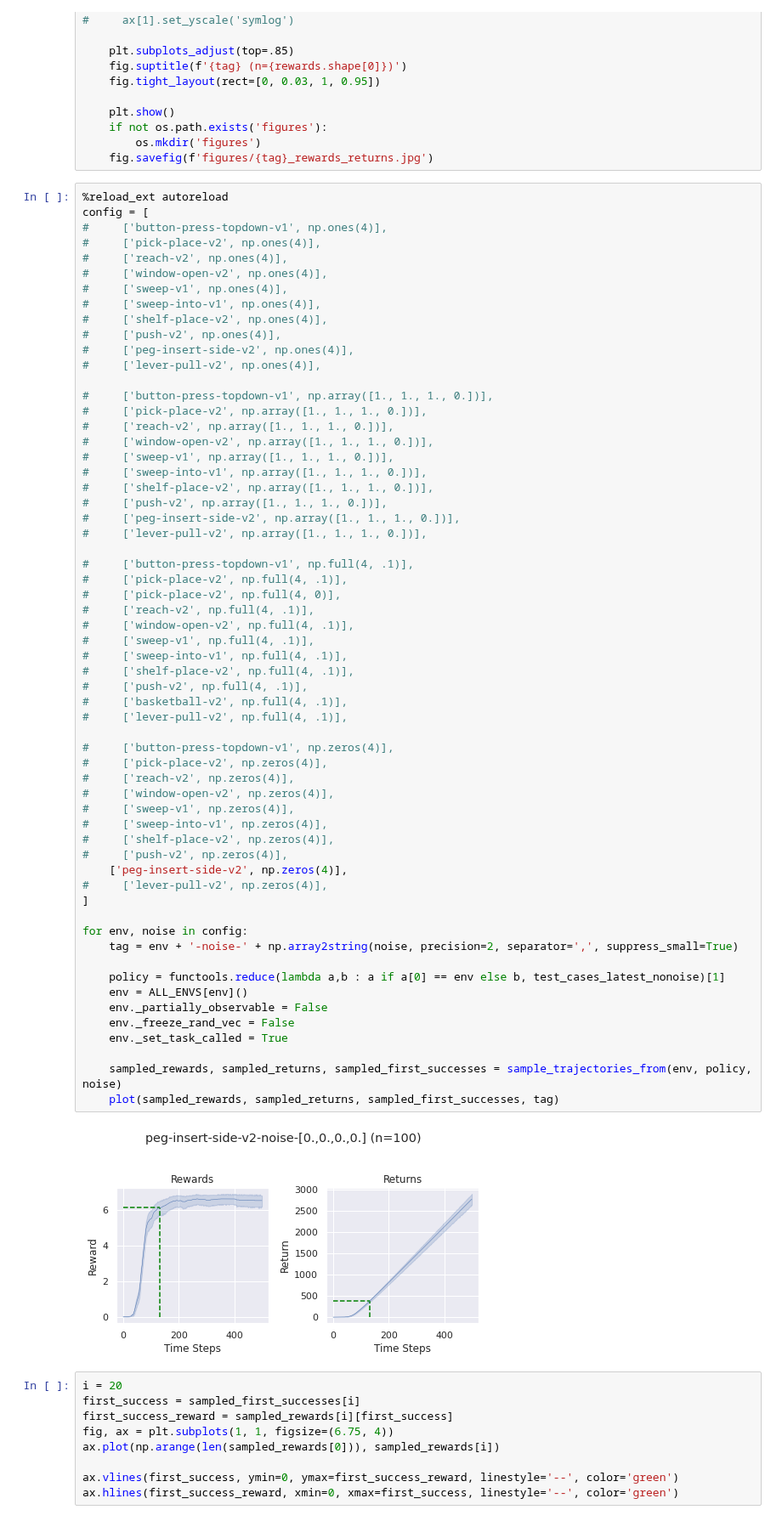
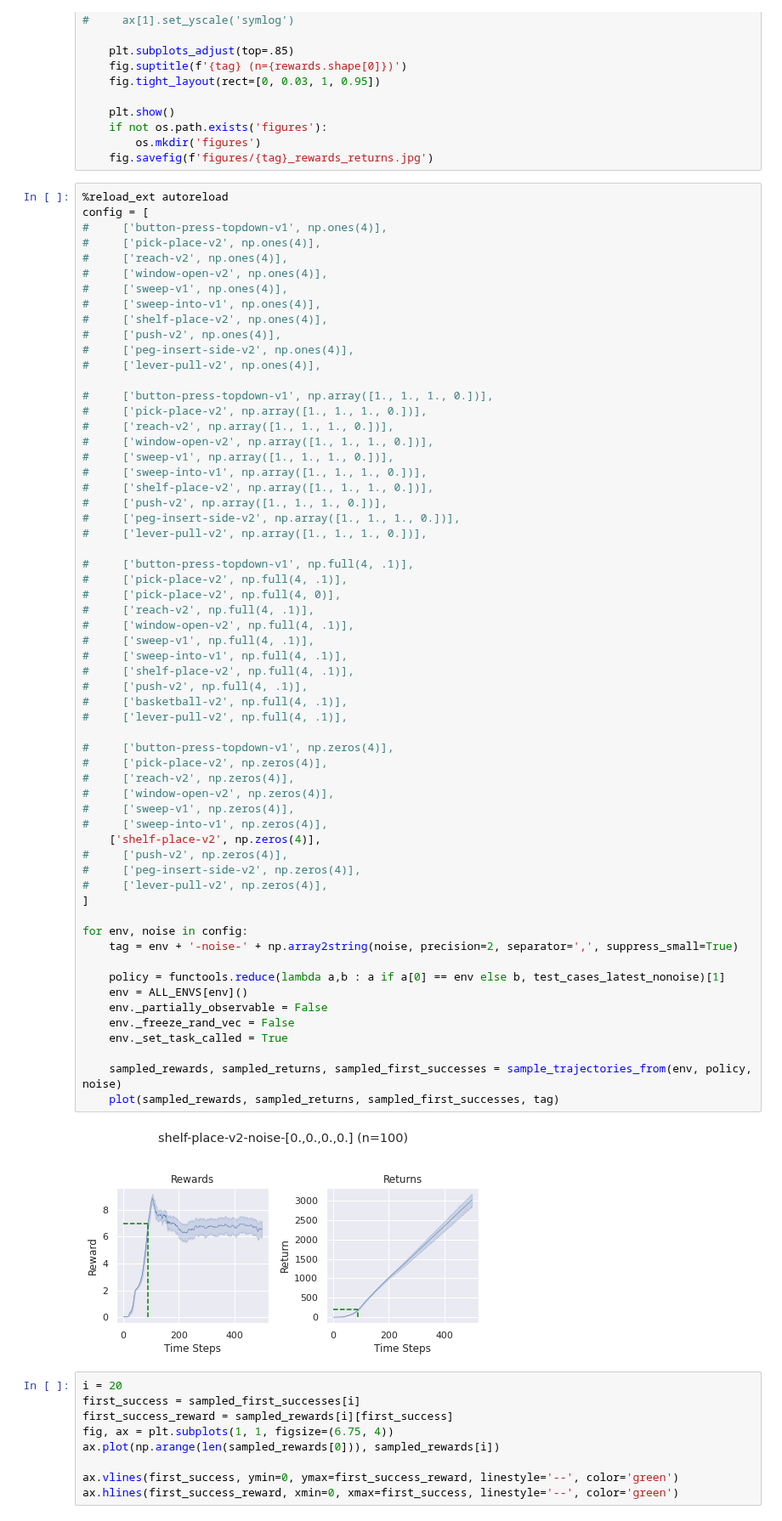
Before and after one commit to Farama-Foundation/Metaworld, a Jupyter notebook: scripts/plot_rewards_returns.ipynb, the cells around one changed output. Shown at 85% size. Cells and saved outputs as stored; diff of their text form.

Commit message:
Shelf-place-v2 port over

```diff
--- a/scripts/plot_rewards_returns.ipynb
+++ b/scripts/plot_rewards_returns.ipynb
@@ -100,36 +97,36 @@ config = [
 #     ['window-open-v2', np.full(4, .1)],
 #     ['sweep-v1', np.full(4, .1)],
 #     ['sweep-into-v1', np.full(4, .1)],
 #     ['shelf-place-v2', np.full(4, .1)],
 #     ['push-v2', np.full(4, .1)],
 #     ['basketball-v2', np.full(4, .1)],
 #     ['lever-pull-v2', np.full(4, .1)],
 
 #     ['button-press-topdown-v1', np.zeros(4)],
 #     ['pick-place-v2', np.zeros(4)],
 #     ['reach-v2', np.zeros(4)],
 #     ['window-open-v2', np.zeros(4)],
 #     ['sweep-v1', np.zeros(4)],
 #     ['sweep-into-v1', np.zeros(4)],
-#     ['shelf-place-v2', np.zeros(4)],
+    ['shelf-place-v2', np.zeros(4)],
 #     ['push-v2', np.zeros(4)],
-    ['peg-insert-side-v2', np.zeros(4)],
+#     ['peg-insert-side-v2', np.zeros(4)],
 #     ['lever-pull-v2', np.zeros(4)],
 ]
 
 for env, noise in config:
     tag = env + '-noise-' + np.array2string(noise, precision=2, separator=',', suppress_small=True)
 
     policy = functools.reduce(lambda a,b : a if a[0] == env else b, test_cases_latest_nonoise)[1]
     env = ALL_ENVS[env]()
     env._partially_observable = False
     env._freeze_rand_vec = False
     env._set_task_called = True
 
     sampled_rewards, sampled_returns, sampled_first_successes = sample_trajectories_from(env, policy, noise)
     plot(sampled_rewards, sampled_returns, sampled_first_successes, tag)
 # %% [output]
-[figure, old version]
+[figure, new version]
 # %%
 i = 20
 first_success = sampled_first_successes[i]
```
Also changed, not shown: parts of 1 cell of this notebook, 4 other files.
